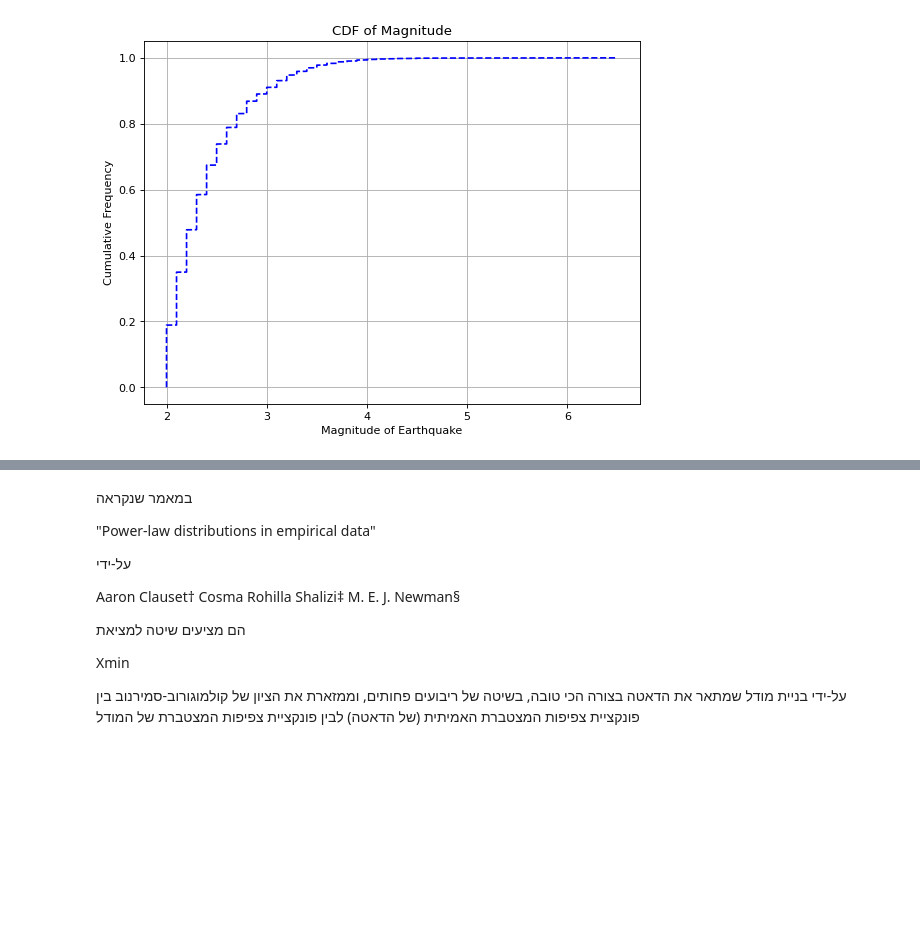
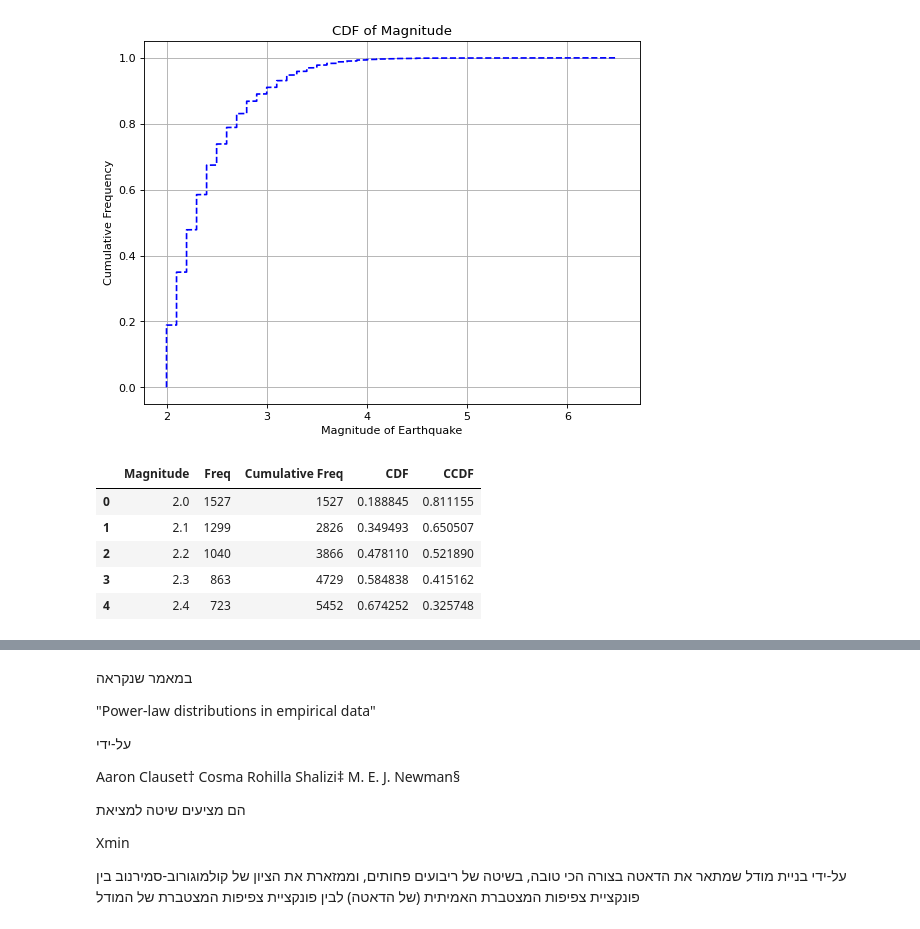
Before and after one commit to DimaFrank/Mathematical_Programming, a Jupyter notebook: Assignment_2.ipynb, the cells around one changed output, grey strips where cells are left out. Drawn from its saved outputs; the diff is of its cells as text; code cells hidden in the pictures; blank space fills up the shorter version.

```diff
--- a/Assignment_2.ipynb
+++ b/Assignment_2.ipynb
@@ -129,3 +137,17 @@ plt.grid()
 plt.show()
 # %% [output]
 [figure]
+# %%
+test=aggregated_data.copy()
+test = test.sort_values(by=['Magnitude'])
+test['Cumulative Freq'] = test['Freq'].cumsum()
+test['CDF'] = test['Cumulative Freq'] / test['Freq'].sum()
+test['CCDF'] = 1 - test['CDF']
+test.head(5)
+# %% [output]
+|  | Magnitude | Freq | Cumulative Freq | CDF | CCDF |
+| 0 | 2.0 | 1527 | 1527 | 0.188845 | 0.811155 |
+| 1 | 2.1 | 1299 | 2826 | 0.349493 | 0.650507 |
+| 2 | 2.2 | 1040 | 3866 | 0.478110 | 0.521890 |
+| 3 | 2.3 | 863 | 4729 | 0.584838 | 0.415162 |
+| 4 | 2.4 | 723 | 5452 | 0.674252 | 0.325748 |
```
Also changed, not shown: parts of 27 cells of this notebook.
